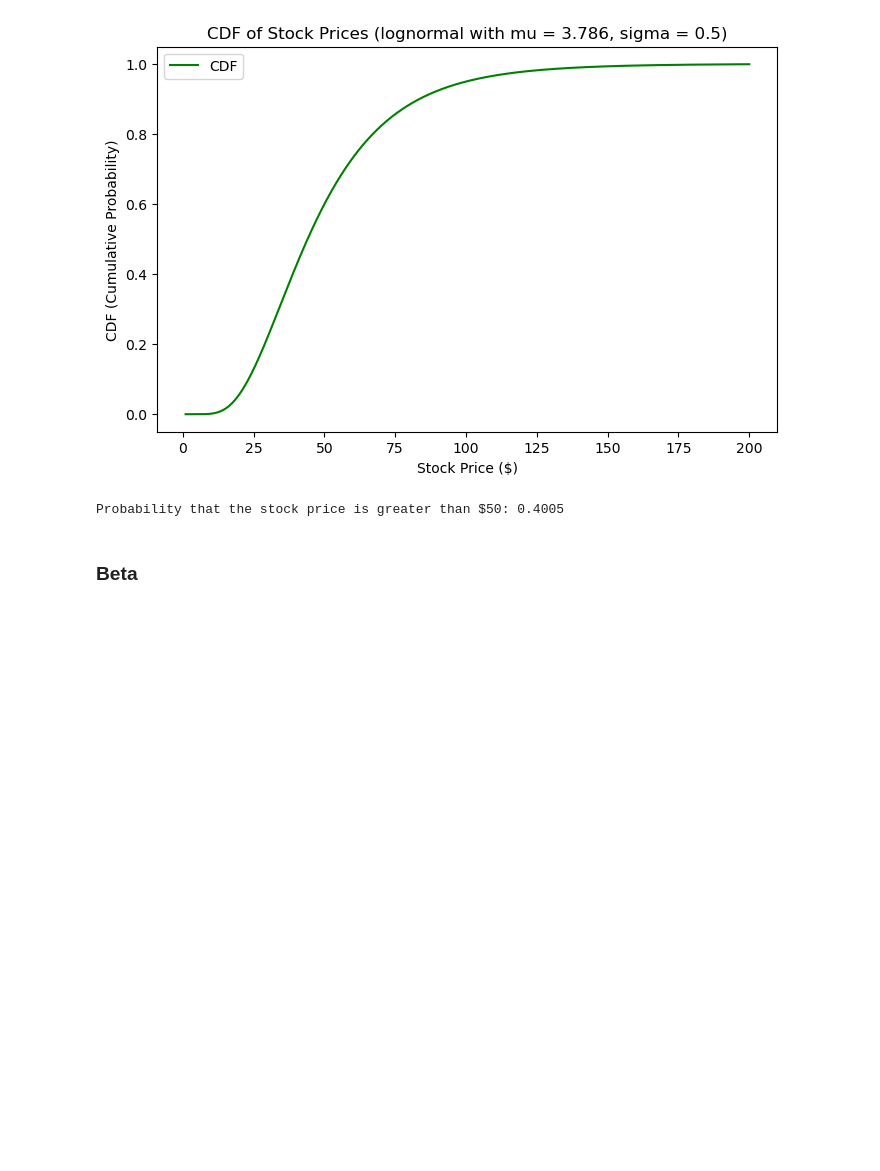
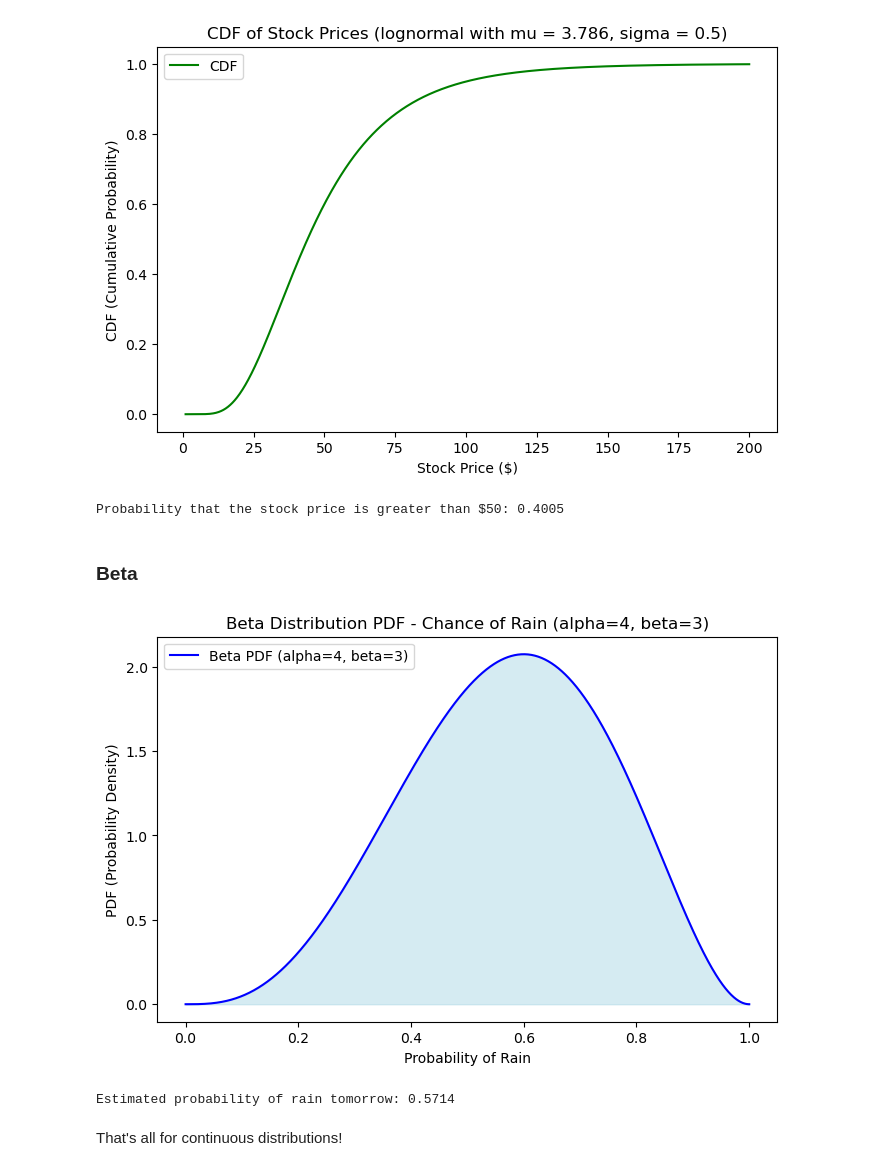
Before and after one commit to dusan-zdravkovic/Exam-P-Programs, a Jupyter notebook: continuous_distributions.ipynb, the cells around one changed output. Saved outputs shown, nothing was run; the diff lists cells and outputs as text; code cells hidden in the pictures; blank space fills up the shorter version.

```diff
--- a/continuous_distributions.ipynb
+++ b/continuous_distributions.ipynb
@@ -231,3 +231,34 @@ print(f"Probability that the stock price is greater than $50: {prob_greater_than
 Probability that the stock price is greater than $50: 0.4005
 # %% [markdown]
 ### Beta
+# %%
+from scipy.stats import beta
+
+# Parameters for the Beta distribution (based on the rain example)
+alpha = 4  # 4 days of rain
+beta_param = 3  # 3 days of no rain
+
+# Generate a range of x values between 0 and 1 (possible probabilities of rain)
+x_values = np.linspace(0, 1, 1000)
+
+# Calculate the PDF of the Beta distribution
+pdf = beta.pdf(x_values, alpha, beta_param)
+
+# Plot the PDF using seaborn
+plt.figure(figsize=(8, 5))
+sns.lineplot(x=x_values, y=pdf, color="blue", label=f"Beta PDF (alpha={alpha}, beta={beta_param})")
+plt.fill_between(x_values, pdf, color="lightblue", alpha=0.5)
+plt.title(f"Beta Distribution PDF - Chance of Rain (alpha={alpha}, beta={beta_param})")
+plt.xlabel("Probability of Rain")
+plt.ylabel("PDF (Probability Density)")
+plt.legend()
+plt.show()
+
+# Example: Calculate the mean of the Beta distribution (the estimated probability of rain)
+mean = alpha / (alpha + beta_param)
+print(f"Estimated probability of rain tomorrow: {mean:.4f}")
+# %% [output]
+[figure, added]
+Estimated probability of rain tomorrow: 0.5714
+# %% [markdown]
+That's all for continuous distributions!
```
